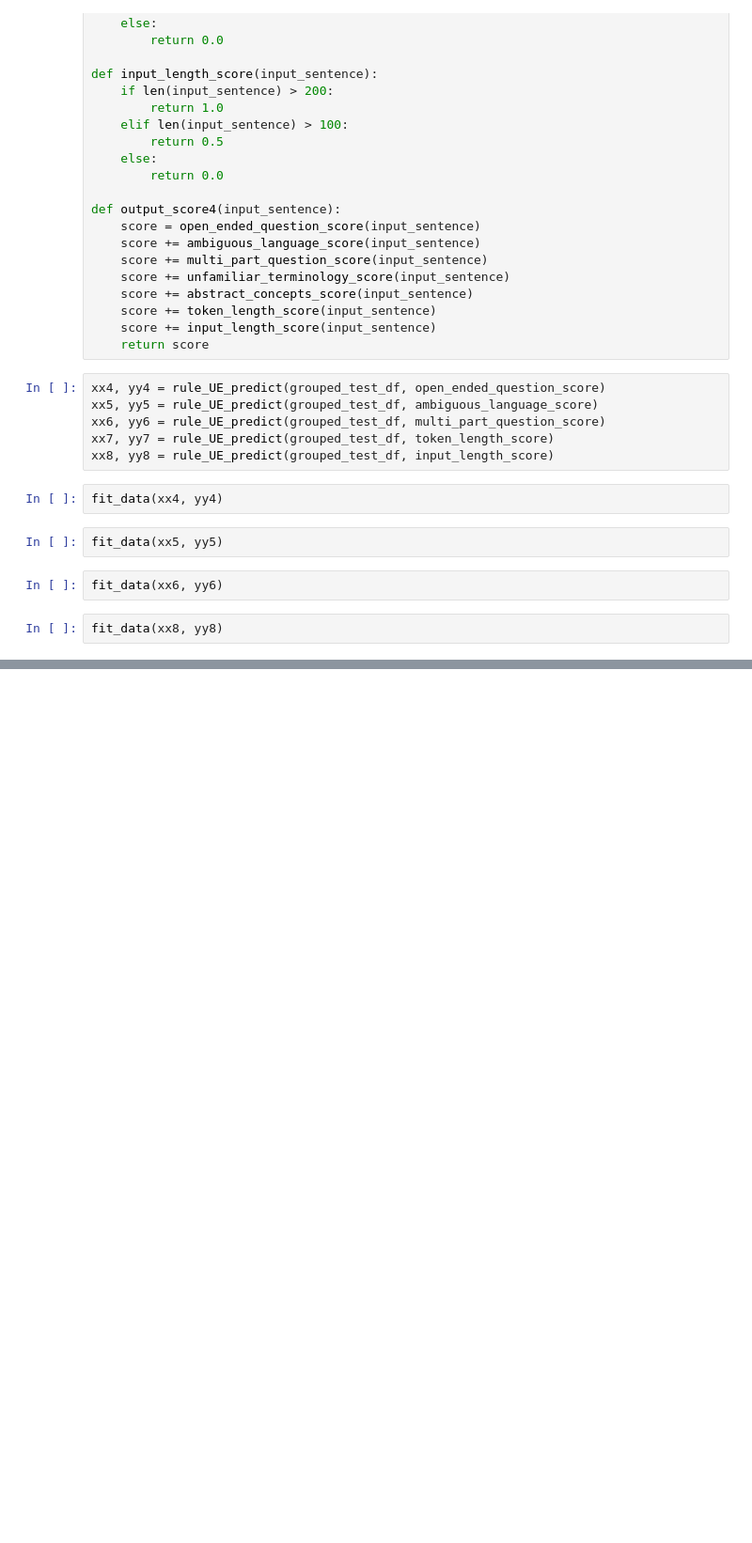
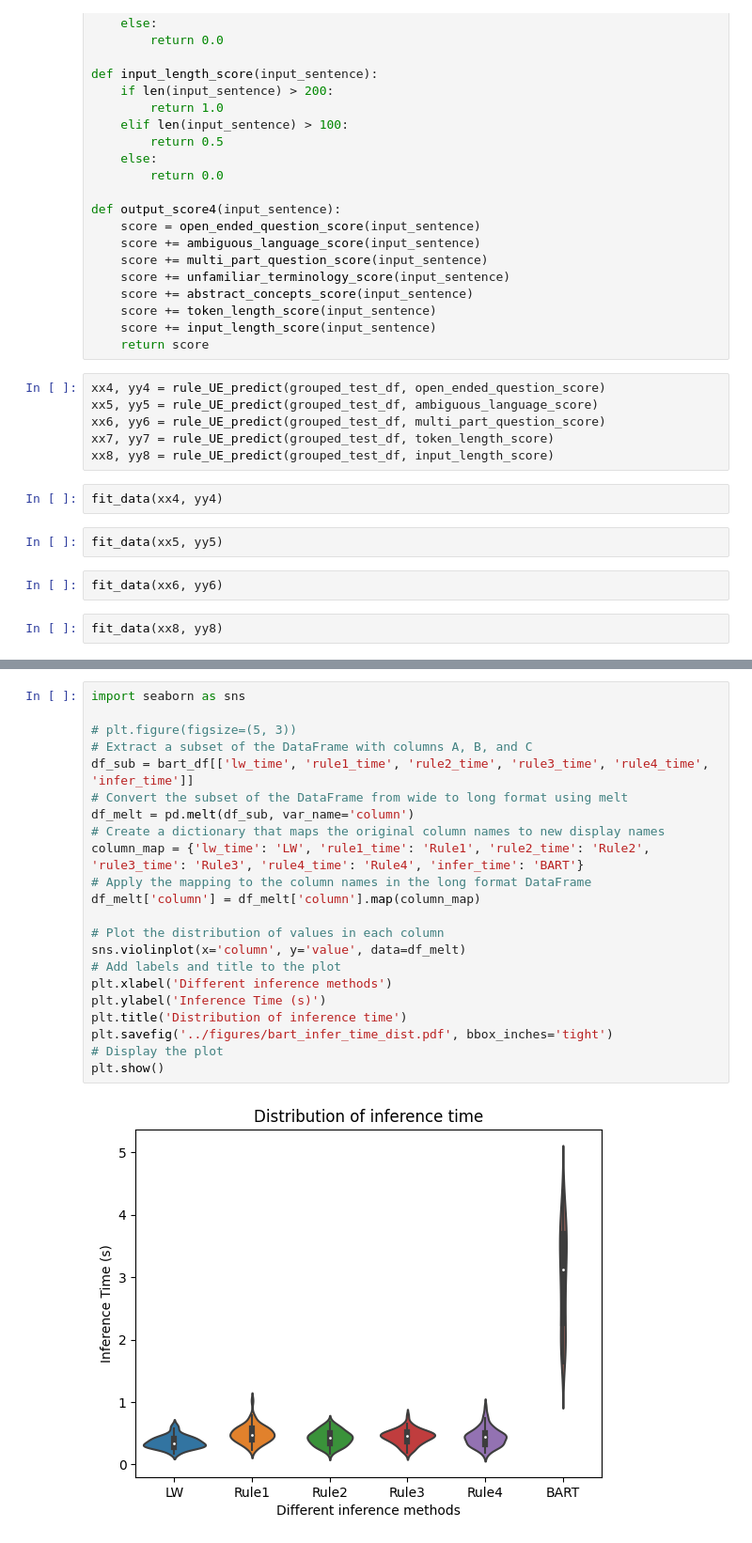
Before and after one commit to yul091/ASR_Uncertainty, a Jupyter notebook: notebooks/length_study.ipynb, the cells around one changed output, grey strips where cells are left out. Shown at 94% size. Saved outputs shown, nothing was run; the diff lists cells and outputs as text; blank space fills up the shorter version.

```diff
--- a/notebooks/length_study.ipynb
+++ b/notebooks/length_study.ipynb
@@ -708,0 +745,24 @@ bart_df.head()
+# %%
+import seaborn as sns
+
+# plt.figure(figsize=(5, 3))
+# Extract a subset of the DataFrame with columns A, B, and C
+df_sub = bart_df[['lw_time', 'rule1_time', 'rule2_time', 'rule3_time', 'rule4_time', 'infer_time']]
+# Convert the subset of the DataFrame from wide to long format using melt
+df_melt = pd.melt(df_sub, var_name='column')
+# Create a dictionary that maps the original column names to new display names
+column_map = {'lw_time': 'LW', 'rule1_time': 'Rule1', 'rule2_time': 'Rule2', 'rule3_time': 'Rule3', 'rule4_time': 'Rule4', 'infer_time': 'BART'}
+# Apply the mapping to the column names in the long format DataFrame
+df_melt['column'] = df_melt['column'].map(column_map)
+
+# Plot the distribution of values in each column
+sns.violinplot(x='column', y='value', data=df_melt)
+# Add labels and title to the plot
+plt.xlabel('Different inference methods')
+plt.ylabel('Inference Time (s)')
+plt.title('Distribution of inference time')
+plt.savefig('../figures/bart_infer_time_dist.pdf', bbox_inches='tight')
+# Display the plot
+plt.show()
+# %% [output]
+[figure, added]
```
Also changed, not shown: parts of 9 cells of this notebook, 1 other file.
